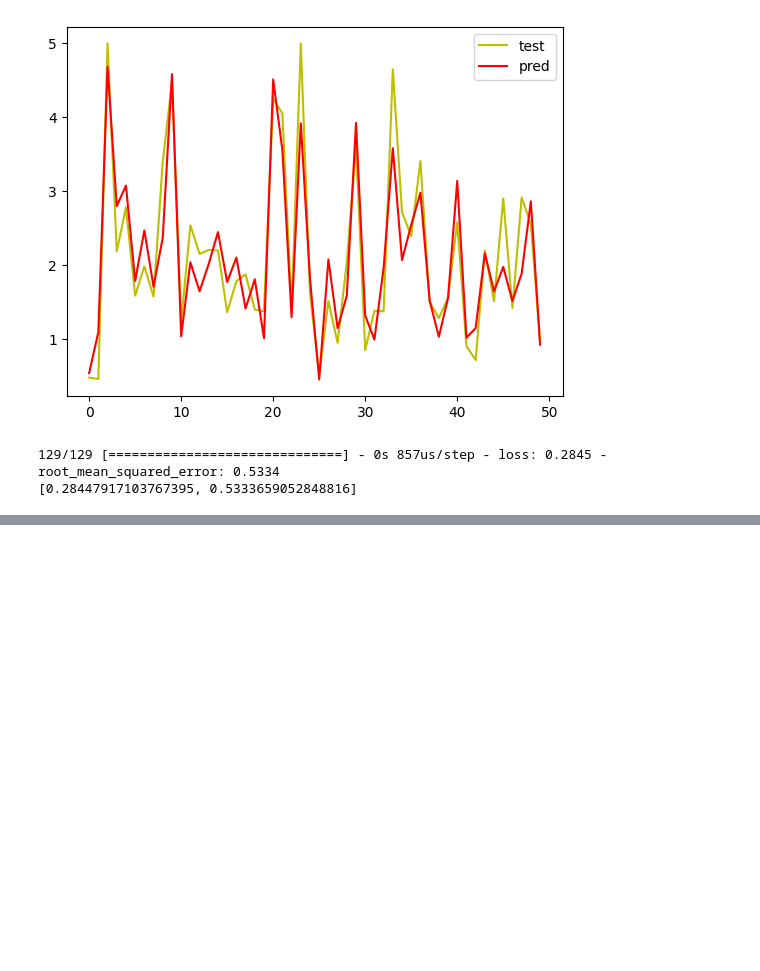
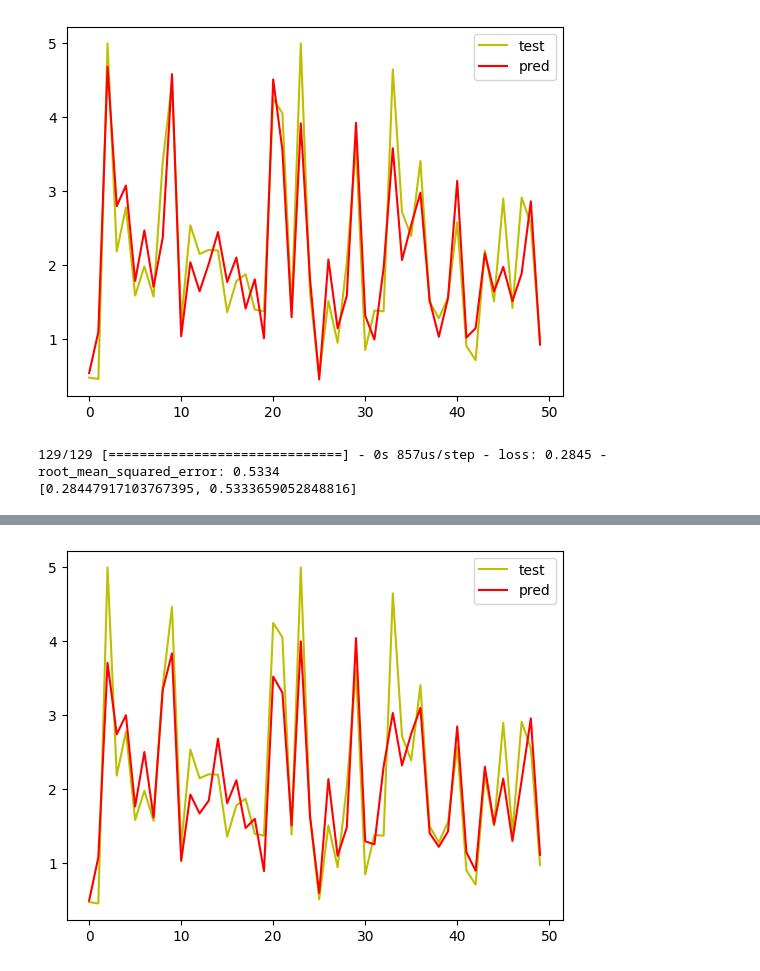
Before and after one commit to SamS709/machine_learning, a Jupyter notebook: LivreDL/functionnalAPI.ipynb, the cells around one changed output, grey strips where cells are left out. Saved outputs shown, nothing was run; the diff lists cells and outputs as text; code cells hidden in the pictures; blank space fills up the shorter version.

Commit message:
functionnal API with 2 input layers

```diff
--- a/LivreDL/functionnalAPI.ipynb
+++ b/LivreDL/functionnalAPI.ipynb
@@ -65,0 +80,26 @@ print(model.evaluate(X_test,y_test))
+# %%
+layer_norm12 = keras.layers.Normalization(input_shape=X_train.shape[1:])
+layer_norm22 = keras.layers.Normalization(input_shape=X_train.shape[1:])
+layer_hidden12 = keras.layers.Dense(30,activation="relu")
+layer_hidden22 = keras.layers.Dense(30,activation="relu")
+layer_concat12 = keras.layers.Concatenate()
+layer_output12 = keras.layers.Dense(1)
+input_wide = keras.layers.Input(shape=X_train_wide.shape[1:])
+input_deep = keras.layers.Input(shape=X_train_deep.shape[1:])
+# %%
+norm12 = layer_norm12(input_wide)
+norm22 = layer_norm22(input_deep)
+hidden12 = layer_hidden12(norm22)
+hidden22 = layer_hidden22(hidden12)
+concat12 = layer_concat12([norm12,hidden22])
+output12 = layer_output12(concat12)
+# %%
+model2 = keras.Model(inputs=[input_wide,input_deep],outputs=[output12])
+# %%
+optimizer = keras.optimizers.Adam(learning_rate=1e-3)
+model2.compile(optimizer=optimizer,
+              loss='mse',
+              metrics=['RootMeanSquaredError'])
+layer_norm12.adapt(X_train_wide)
+layer_norm22.adapt(X_train_deep)
+history2 = model2.fit((X_train_wide,X_train_deep),y_train,epochs=30,validation_split=0.2)
@@ -65,0 +124,11 @@ print(model.evaluate(X_test,y_test))
+# %%
+import matplotlib.pyplot as plt
+
+y_pred2 = model2.predict((X_test_wide,X_test_deep))
+plt.figure()
+plt.plot(y_test[:50], c="y", label = "test")
+plt.plot(y_pred2[:50], c="r", label = "pred")
+plt.legend()
+plt.show()
+print(model2.evaluate((X_test_wide,X_test_deep),y_test))
+# %% [output]
@@ -65,0 +136 @@ print(model.evaluate(X_test,y_test))
+[figure, added]
```
Also changed, not shown: parts of 5 cells of this notebook.
